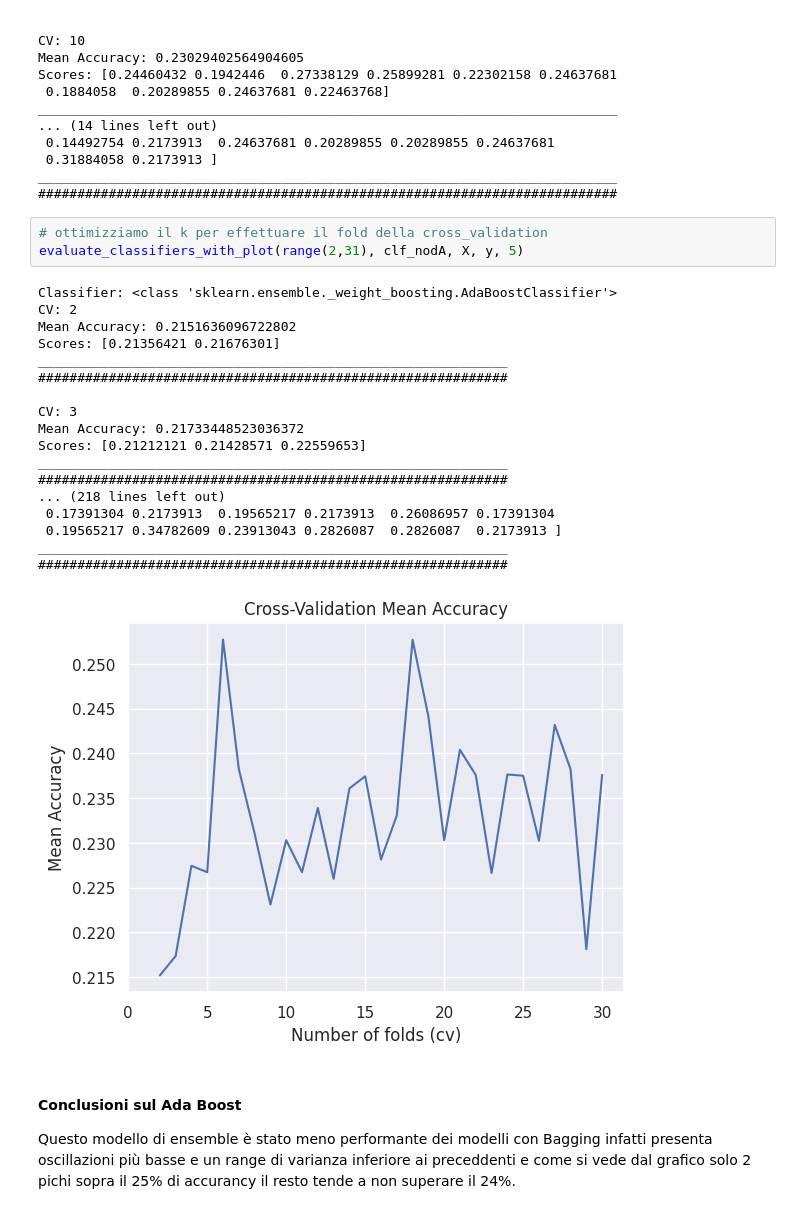
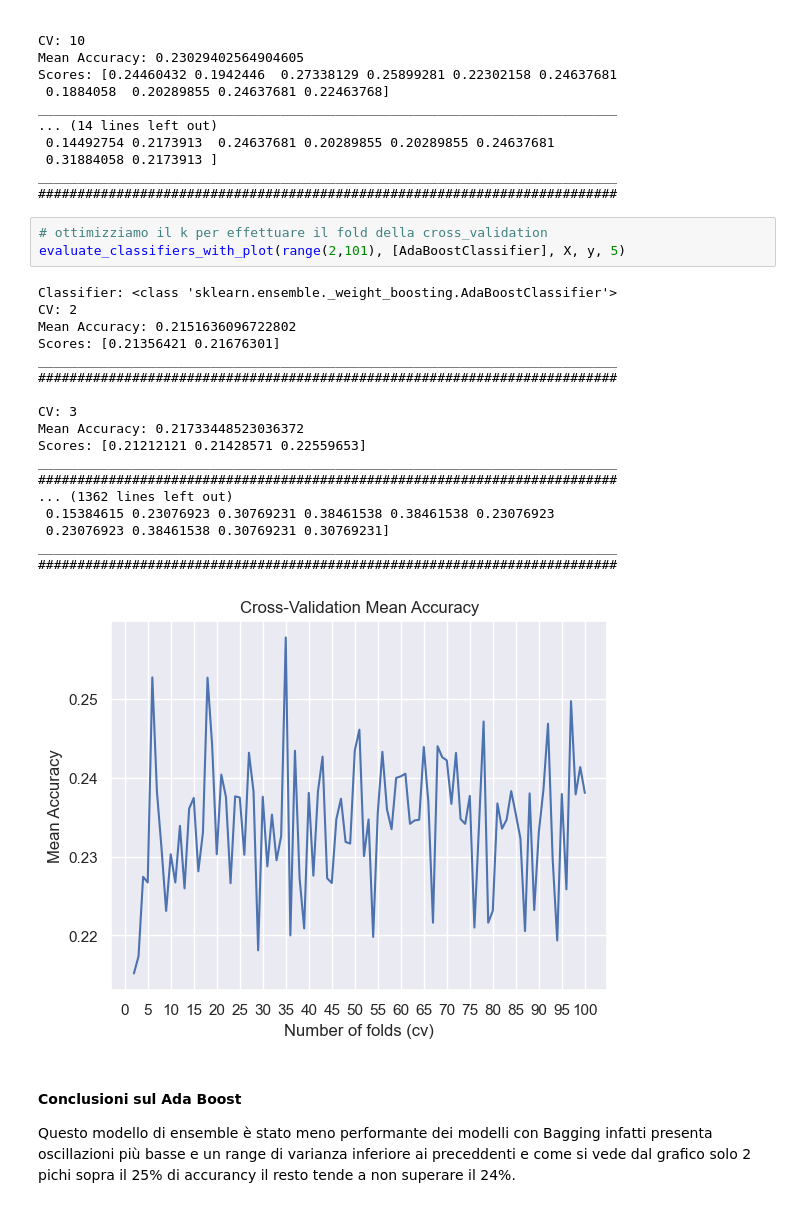
Before and after one commit to kozen88/HCV_DM23, a Jupyter notebook: Addestramento_modelli_di_esemble.ipynb, the cells around one changed output. Cells and saved outputs as stored; diff of their text form.

```diff
--- a/Addestramento_modelli_di_esemble.ipynb
+++ b/Addestramento_modelli_di_esemble.ipynb
@@ -270,26 +270,26 @@ __________________________________________________________________________
 ##########################################################################
 # %%
 # ottimizziamo il k per effettuare il fold della cross_validation
-evaluate_classifiers_with_plot(range(2,31), clf_nodA, X, y, 5)
+evaluate_classifiers_with_plot(range(2,101), [AdaBoostClassifier], X, y, 5)
 # %% [output]
 Classifier: <class 'sklearn.ensemble._weight_boosting.AdaBoostClassifier'>
 CV: 2
 Mean Accuracy: 0.2151636096722802
 Scores: [0.21356421 0.21676301]
-____________________________________________________________
-############################################################
+__________________________________________________________________________
+##########################################################################
 
 CV: 3
 Mean Accuracy: 0.21733448523036372
 Scores: [0.21212121 0.21428571 0.22559653]
-____________________________________________________________
-############################################################
-... (218 lines left out)
- 0.17391304 0.2173913  0.19565217 0.2173913  0.26086957 0.17391304
- 0.19565217 0.34782609 0.23913043 0.2826087  0.2826087  0.2173913 ]
-____________________________________________________________
-############################################################
+__________________________________________________________________________
+##########################################################################
+... (1362 lines left out)
+ 0.15384615 0.23076923 0.30769231 0.38461538 0.38461538 0.23076923
+ 0.23076923 0.38461538 0.30769231 0.30769231]
+__________________________________________________________________________
+##########################################################################
-[figure, old version]
+[figure, new version]
 # %% [markdown]
 #### Conclusioni sul Ada Boost
 Questo modello di ensemble è stato meno performante dei modelli con Bagging infatti presenta oscillazioni più basse e un range di varianza inferiore ai preceddenti e come si vede dal grafico solo 2 pichi sopra il 25% di accurancy il resto tende a non superare il 24%.
```
Also changed, not shown: parts of 3 cells of this notebook, 21 other files.
